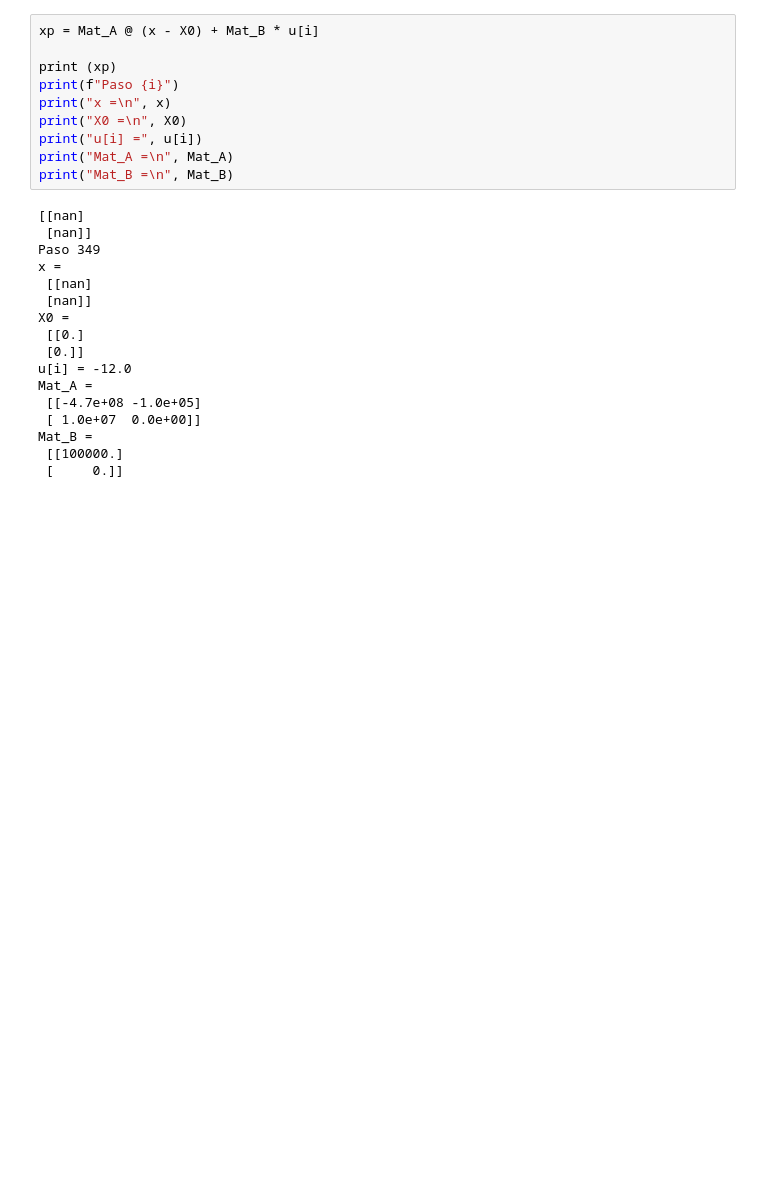
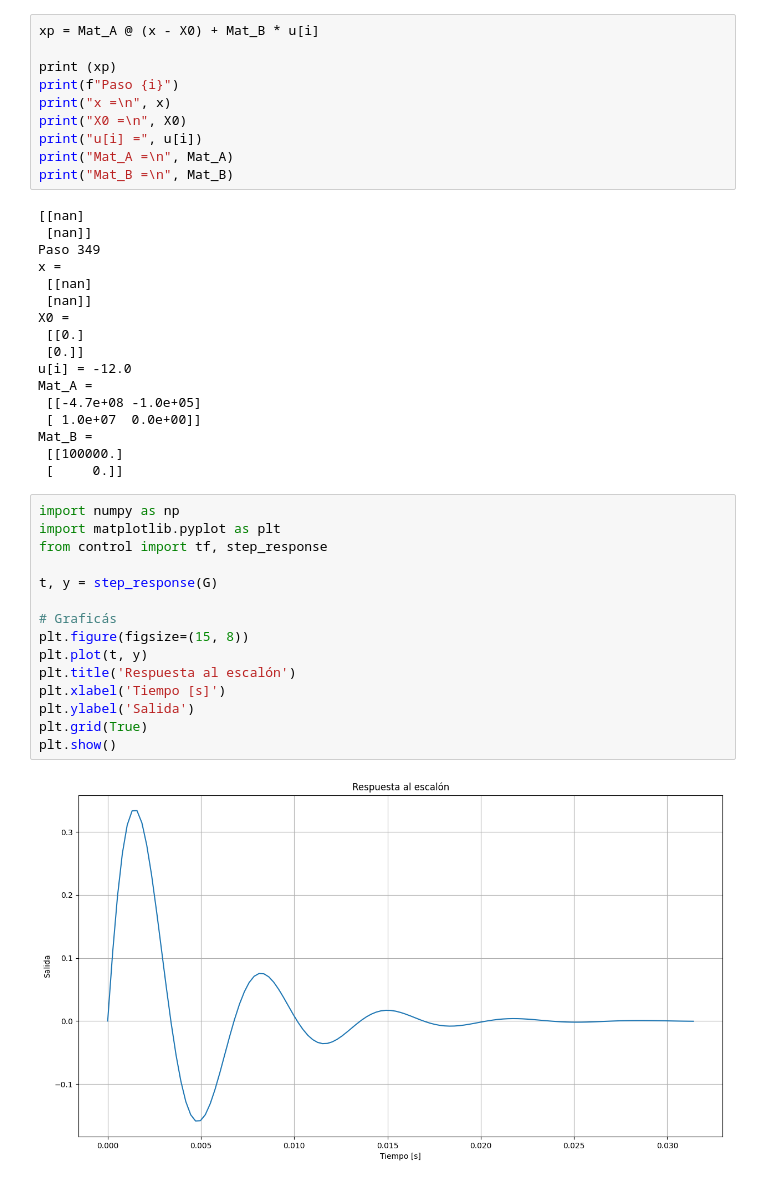
Before and after one commit to Schreiner-F/Sistemas-de-Control-2---python, a Jupyter notebook: Actividad_1_Caso_1.ipynb, the cells around one changed output. Saved outputs shown, nothing was run; the diff lists cells and outputs as text; blank space fills up the shorter version.

```diff
--- a/Actividad_1_Caso_1.ipynb
+++ b/Actividad_1_Caso_1.ipynb
@@ -134,3 +134,20 @@ Mat_A =
 Mat_B =
  [[100000.]
  [     0.]]
+# %%
+import numpy as np
+import matplotlib.pyplot as plt
+from control import tf, step_response
+
+t, y = step_response(G)
+
+# Graficás
+plt.figure(figsize=(15, 8))
+plt.plot(t, y)
+plt.title('Respuesta al escalón')
+plt.xlabel('Tiempo [s]')
+plt.ylabel('Salida')
+plt.grid(True)
+plt.show()
+# %% [output]
+[figure, added]
```
Also changed, not shown: parts of 2 cells of this notebook.
